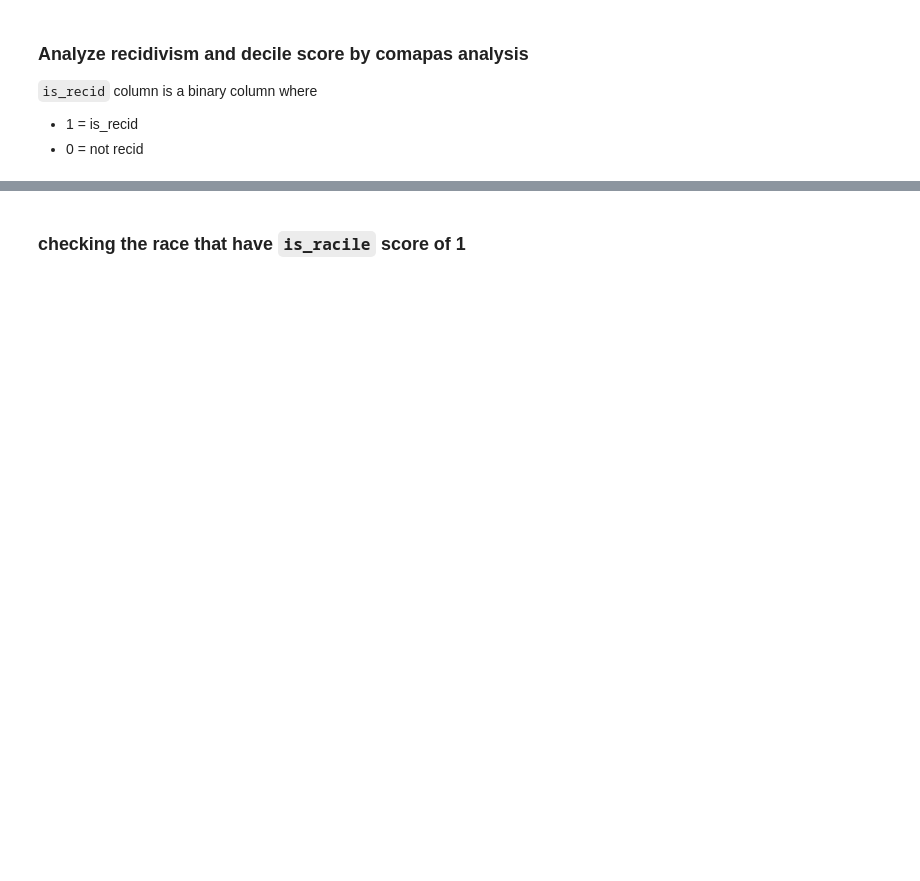
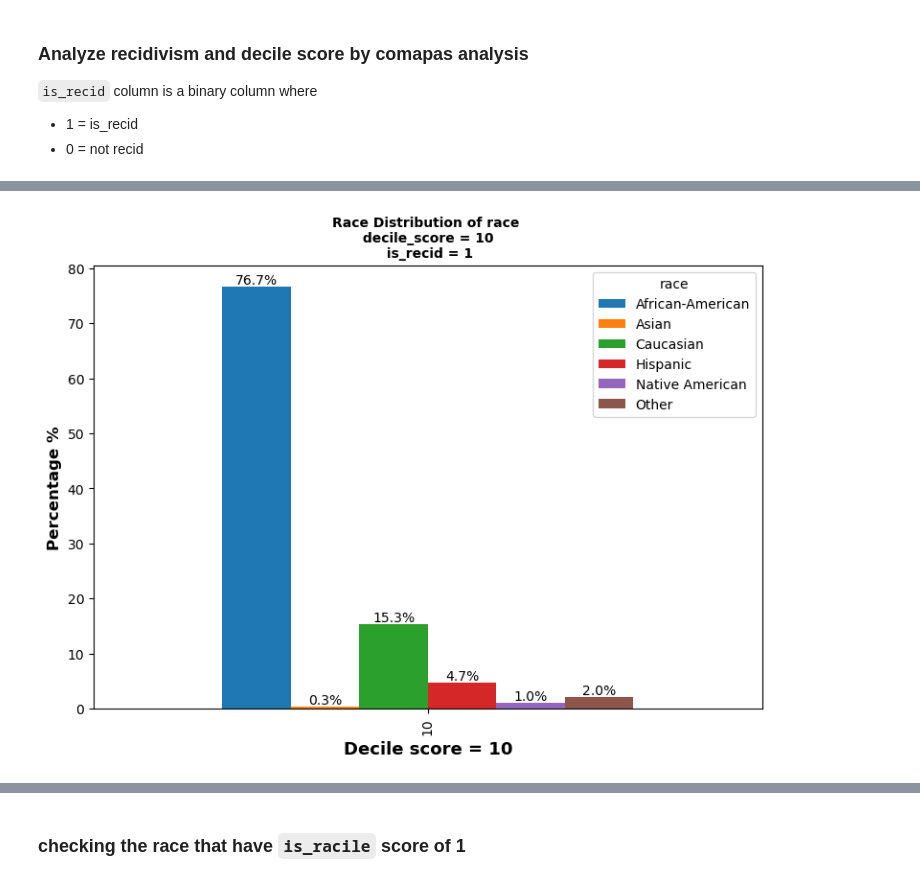
Before and after one commit to chimaobimarcellinus/COMPAS1, a Jupyter notebook: COMPAS.ipynb, the cells around one changed output, grey strips where cells are left out. Drawn from its saved outputs; the diff is of its cells as text; code cells hidden in the pictures; blank space fills up the shorter version.

```diff
--- a/COMPAS.ipynb
+++ b/COMPAS.ipynb
@@ -585,13 +769,15 @@ s
 # %%
 # crosstab and normalize to get the percentage
 crosstab = pd.crosstab(s.decile_score, s.race, normalize = 'index') * 100
 
 # plot the bar graph
 bars = crosstab.plot(kind = "bar", figsize = (9, 6), width = 0.8)
 
 
 plt.title("Race Distribution of race \n decile_score = 10 \n is_recid = 1", fontweight = "bold", fontsize = 10)
-plt.xlabel("Decile score = 1", fontweight = "bold", fontsize = 13)
+plt.xlabel("Decile score = 10", fontweight = "bold", fontsize = 13)
 plt.ylabel("Percentage %", fontweight = "bold", fontsize = 12)
 for container in bars.containers:
     bars.bar_label(container, fmt='%.1f%%', label_type='edge')
+# %% [output]
+[figure, added]
```
Also changed, not shown: parts of 48 cells of this notebook.
